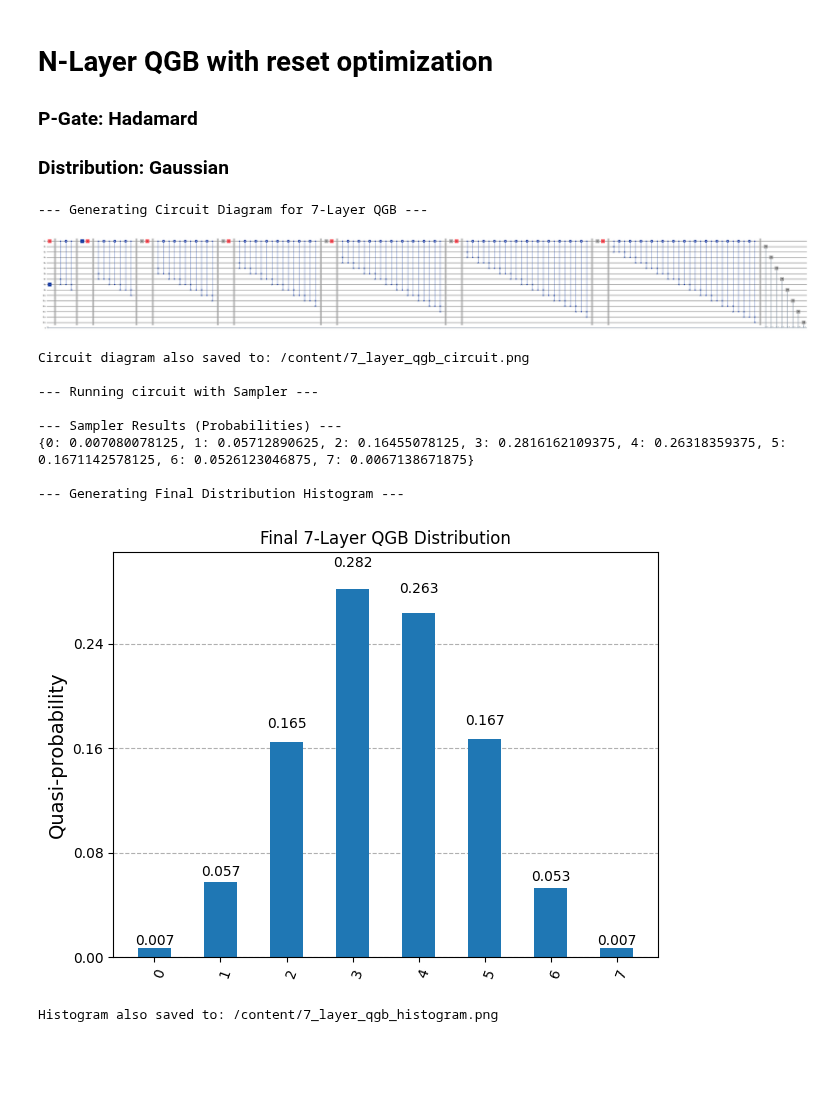
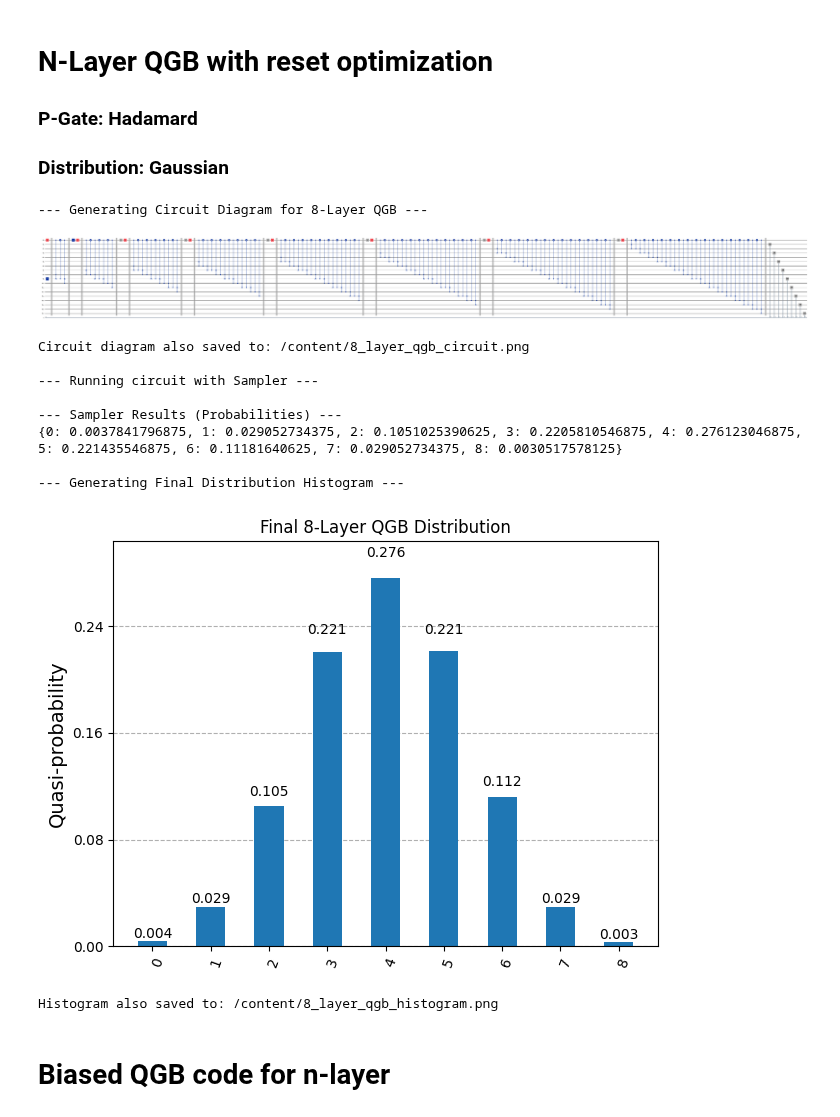
Before and after one commit to KaziMuktadirAhmed/WISER-womenium-2025-project-1, a Jupyter notebook: WISER-quantum-walk-monte-carlo.ipynb, the cells around one changed output. Drawn from its saved outputs; the diff is of its cells as text; code cells hidden in the pictures; blank space fills up the shorter version.

Commit message:
8 layer QGB Created using Colab

```diff
--- a/WISER-quantum-walk-monte-carlo.ipynb
+++ b/WISER-quantum-walk-monte-carlo.ipynb
@@ -405,7 +403,7 @@ def create_n_layer_qgb(n_layers: int):
 # --- Example Usage ---
 if __name__ == '__main__':
     # Define the number of layers for the Galton Board
-    N_LAYERS = 7
+    N_LAYERS = 8
 
     # 1. Create the N-layer QGB circuit
     qgb_circuit = create_n_layer_qgb(N_LAYERS)
@@ -429,42 +427,44 @@ if __name__ == '__main__':
     quasi_dist = result.quasi_dists[0]
     raw_probabilities = quasi_dist.binary_probabilities()
 
     # Post-process the one-hot encoded results into a final distribution
     final_distribution = defaultdict(float)
     for bitstring, prob in raw_probabilities.items():
         # Qiskit bitstrings are little-endian (read right-to-left)
         try:
             position = bitstring.index('1')
             final_distribution[position] += prob
         except ValueError:
             # This handles the case of an all-zero bitstring, which can occur due to noise
             pass
 
     print("\n--- Sampler Results (Probabilities) ---")
     # Sort by position for cleaner printing
     print({k: v for k, v in sorted(final_distribution.items())})
 
     # 5. Plot the final processed distribution
     print("\n--- Generating Final Distribution Histogram ---")
     histogram_figure = plot_histogram(final_distribution, title=f"Final {N_LAYERS}-Layer QGB Distribution")
     if IS_IPYTHON:
         display(histogram_figure)
     histogram_filename = f"{N_LAYERS}_layer_qgb_histogram.png"
     histogram_figure.savefig(histogram_filename)
     print(f"Histogram also saved to: {os.path.abspath(histogram_filename)}")
 
     # Close all plot figures to free up memory
     plt.close('all')
 # %% [output]
---- Generating Circuit Diagram for 7-Layer QGB ---
+--- Generating Circuit Diagram for 8-Layer QGB ---
-[figure, old version]
+[figure, new version]
-Circuit diagram also saved to: /content/7_layer_qgb_circuit.png
+Circuit diagram also saved to: /content/8_layer_qgb_circuit.png
 
 --- Running circuit with Sampler ---
 
 --- Sampler Results (Probabilities) ---
-{0: 0.007080078125, 1: 0.05712890625, 2: 0.16455078125, 3: 0.2816162109375, 4: 0.26318359375, 5: 0.1671142578125, 6: 0.0526123046875, 7: 0.0067138671875}
+{0: 0.0037841796875, 1: 0.029052734375, 2: 0.1051025390625, 3: 0.2205810546875, 4: 0.276123046875, 5: 0.221435546875, 6: 0.11181640625, 7: 0.029052734375, 8: 0.0030517578125}
 
 --- Generating Final Distribution Histogram ---
-[figure, old version]
+[figure, new version]
-Histogram also saved to: /content/7_layer_qgb_histogram.png
+Histogram also saved to: /content/8_layer_qgb_histogram.png
+# %% [markdown]
+# Biased QGB code for n-layer
```
Also changed, not shown: parts of 3 cells of this notebook.
